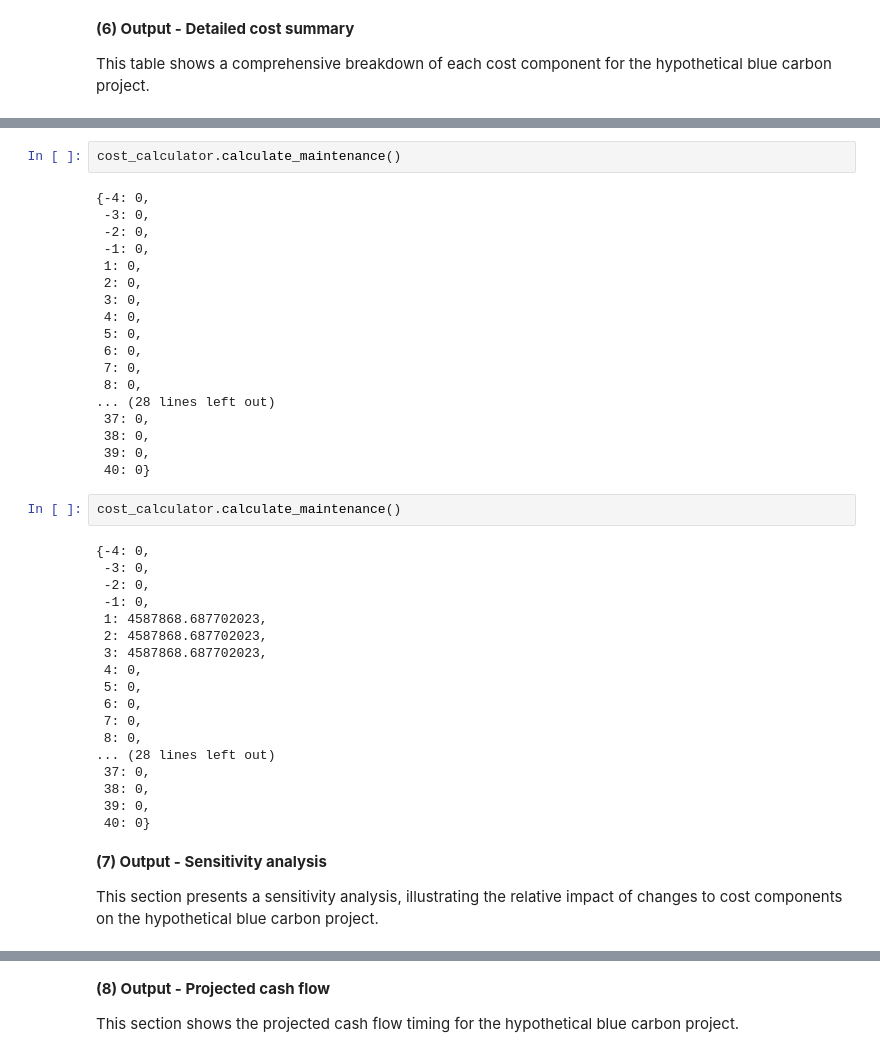
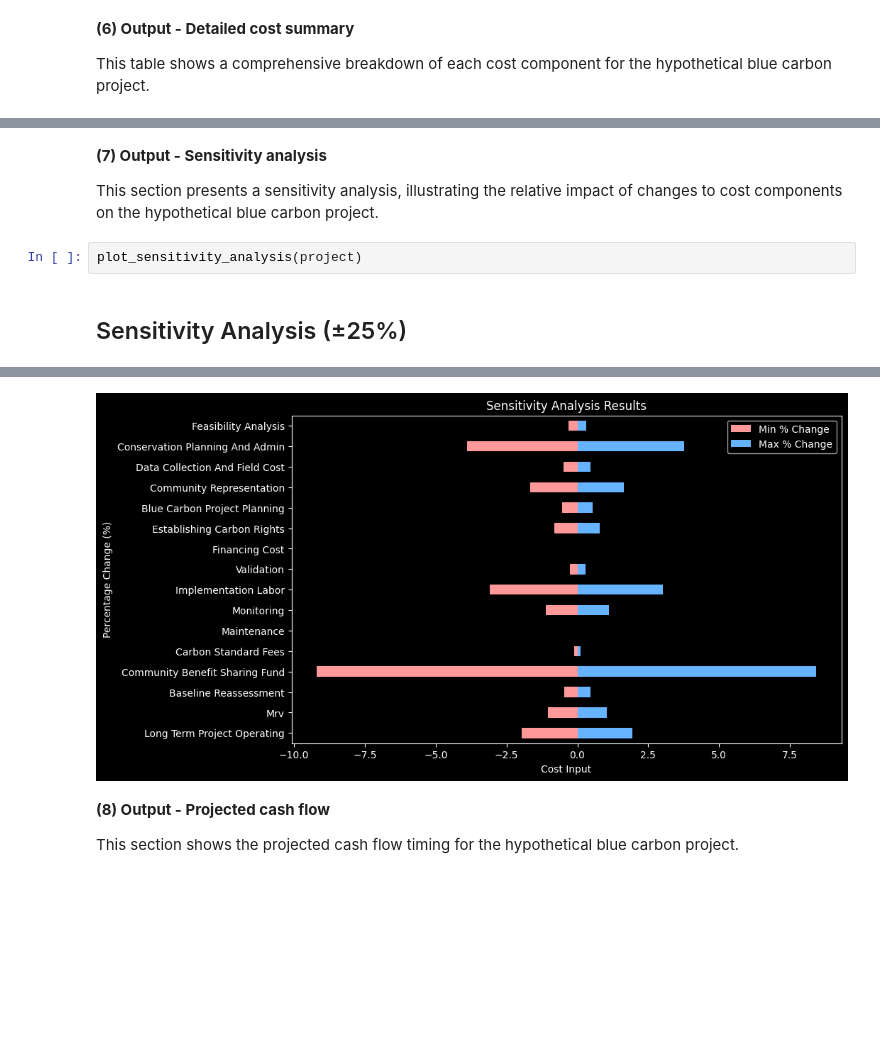
Before and after one commit to Vizzuality/tnc-blue-carbon-cost-tool, a Jupyter notebook: data/notebooks/TNC_BC_prototype_v2.ipynb, the cells around one changed output, grey strips where cells are left out. Drawn from its saved outputs; the diff is of its cells as text; blank space fills up the shorter version.

Commit message:
Integrate the sensitivity analysis on the prototype notebook

```diff
--- a/data/notebooks/TNC_BC_prototype_v2.ipynb
+++ b/data/notebooks/TNC_BC_prototype_v2.ipynb
@@ -371,44 +346,8 @@ cost_estimates = cost_calculator.get_cost_estimates()
-# %%
-cost_calculator.calculate_maintenance()
-# %% [output]
-{-4: 0,
- -3: 0,
- -2: 0,
- -1: 0,
- 1: 0,
- 2: 0,
- 3: 0,
- 4: 0,
- 5: 0,
- 6: 0,
- 7: 0,
- 8: 0,
-... (28 lines left out)
- 37: 0,
- 38: 0,
- 39: 0,
- 40: 0}
-# %%
-cost_calculator.calculate_maintenance()
-# %% [output]
-{-4: 0,
- -3: 0,
- -2: 0,
- -1: 0,
- 1: 4587868.687702023,
- 2: 4587868.687702023,
- 3: 4587868.687702023,
- 4: 0,
- 5: 0,
- 6: 0,
- 7: 0,
- 8: 0,
-... (28 lines left out)
- 37: 0,
- 38: 0,
- 39: 0,
- 40: 0}
 # %% [markdown]
 **(7) Output - Sensitivity analysis**
 
 This section presents a sensitivity analysis, illustrating the relative impact of changes to cost components on the hypothetical blue carbon project.
+# %%
+plot_sensitivity_analysis(project)
+# %% [output]
+## Sensitivity Analysis (±25%)
@@ -415,3 +371,4 @@ This section presents a sensitivity analysis, illustrating the relative impact o
+[figure, added]
 # %% [markdown]
 **(8) Output - Projected cash flow**
 
```
Also changed, not shown: parts of 9 cells of this notebook, 3 other files.
